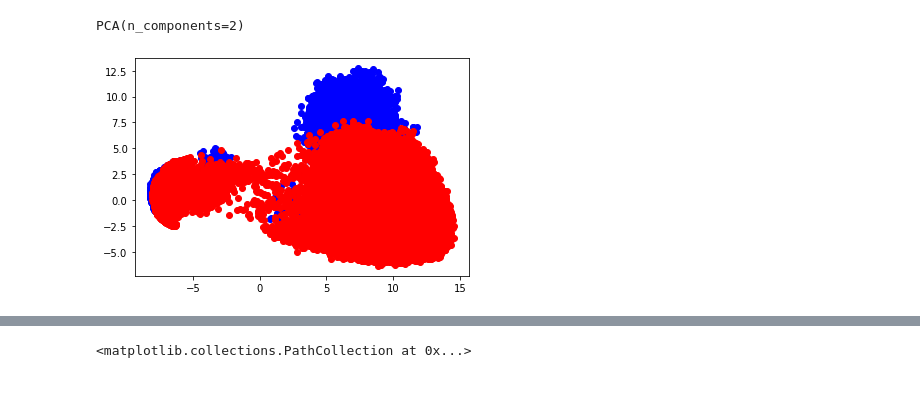
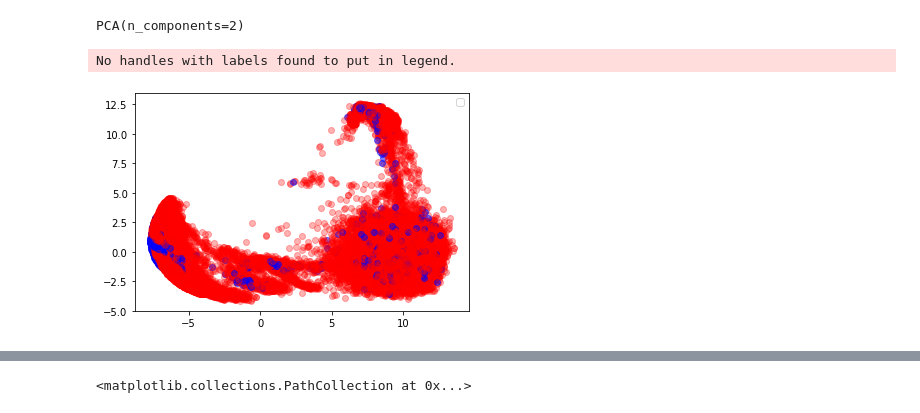
Before and after one commit to Chunhao-Li/novel-need-detection, a Jupyter notebook: notebooks/visualization.ipynb, the cells around one changed output, grey strips where cells are left out. Cells and saved outputs as stored; diff of their text form; code cells hidden in the pictures.

```diff
--- a/notebooks/visualization.ipynb
+++ b/notebooks/visualization.ipynb
@@ -18,7 +20,7 @@ import numpy as np
 # %%
 device = torch.device('cuda')
-# model_path = '../../models/bert-base-uncased/'
-model_path = '../../novel_need/generate_v2_result/'
+# model_path = 'path_to_vanilla_bert/../bert-base-uncased/'
+model_path = 'path_to_finetuned_bert/../prompt1_result/'
 config = AutoConfig.from_pretrained(model_path, num_labels=2)
 tokenizer = BertTokenizer.from_pretrained(model_path)
 model = BertModel.from_pretrained(model_path)
@@ -71,8 +58,8 @@ tokenizer(batch_sentences)
 import torch
 import pandas as pd
 # %%
-df_train = pd.read_csv('../../novel_need/data/novel_train_generate_v2.csv')
-df_valid = pd.read_csv('../../novel_need/data/novel_valid_generate_v2.csv')
+df_train = pd.read_csv('../data/bert/novel_train_generate_v2.csv')
+df_valid = pd.read_csv('../data/bert/novel_valid_generate_v2.csv')
 # %%
 pos_sentences = []
 neg_sentences = []
@@ -128,25 +115,44 @@ pca = PCA(n_components=2)
 pca.fit(all_embeddings)
 # %% [output]
 PCA(n_components=2)
+# %%
+import random
+all_embeddings= []
+for emb in pos_embeddings:
+    all_embeddings.append((emb, 1))
+for emb in neg_embeddings_random:
+    all_embeddings.append((emb, 0))
+
+random.shuffle(all_embeddings)
 # %%
 from sklearn.manifold import TSNE
 import matplotlib.pyplot as plt
 from sklearn.decomposition import PCA
 
-for pos_emb in pos_embeddings:
-    componenets = pca.transform(pos_emb)
-    plt.scatter(componenets[:,0], componenets[:,1], c='blue')
+# for pos_emb in pos_embeddings:
+#     componenets = pca.transform(pos_emb)
+#     plt.scatter(componenets[:,0], componenets[:,1], c='blue', alpha=0.5)
 
-for neg_emb in neg_embeddings_random:
-    componenets = pca.transform(neg_emb)
-    plt.scatter(componenets[:,0], componenets[:,1], c='red')
+# for neg_emb in neg_embeddings_random:
+#     componenets = pca.transform(neg_emb)
+#     plt.scatter(componenets[:,0], componenets[:,1], c='red', alpha=0.1)
+
+for emb,label in all_embeddings:
+    componenets = pca.transform(emb)
+    if label ==1 :
+        plt.scatter(componenets[:,0], componenets[:,1], c='blue', alpha=0.5)
+    else:
+        plt.scatter(componenets[:,0], componenets[:,1], c='red', alpha=0.3)
+plt.legend()
 plt.show()
 
+## prompt_v1_result
 
 # tsne = TSNE(n_components=2, learning_rate='auto',
 #                   init='random', perplexity=3)
 
 # pos_embedded = tsne.fit_transform(pos_embeddings[0][0])
 # neg_embedded = tsne.fit_transform(neg_embeddings)
 # %% [output]
+No handles with labels found to put in legend.
-[figure, old version]
+[figure, new version]
```
Also changed, not shown: parts of 11 cells of this notebook, 3 other files.
